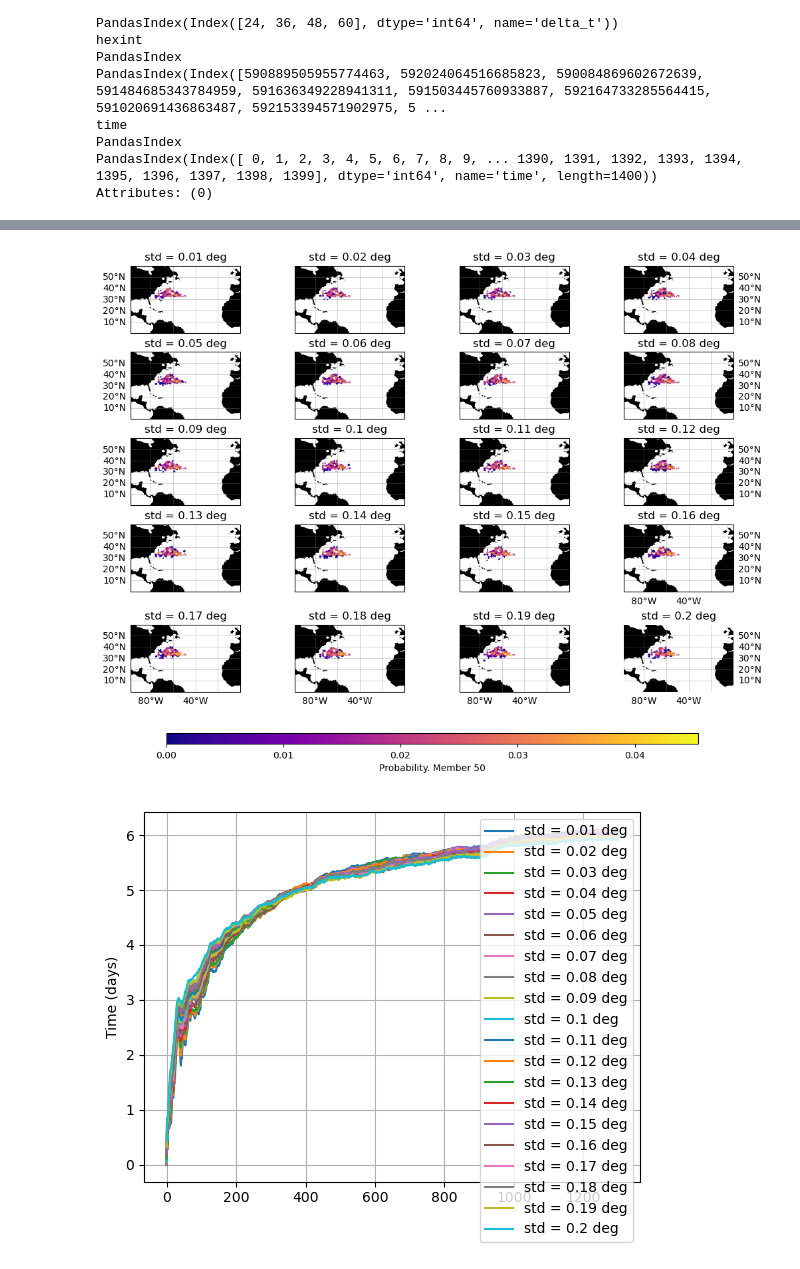
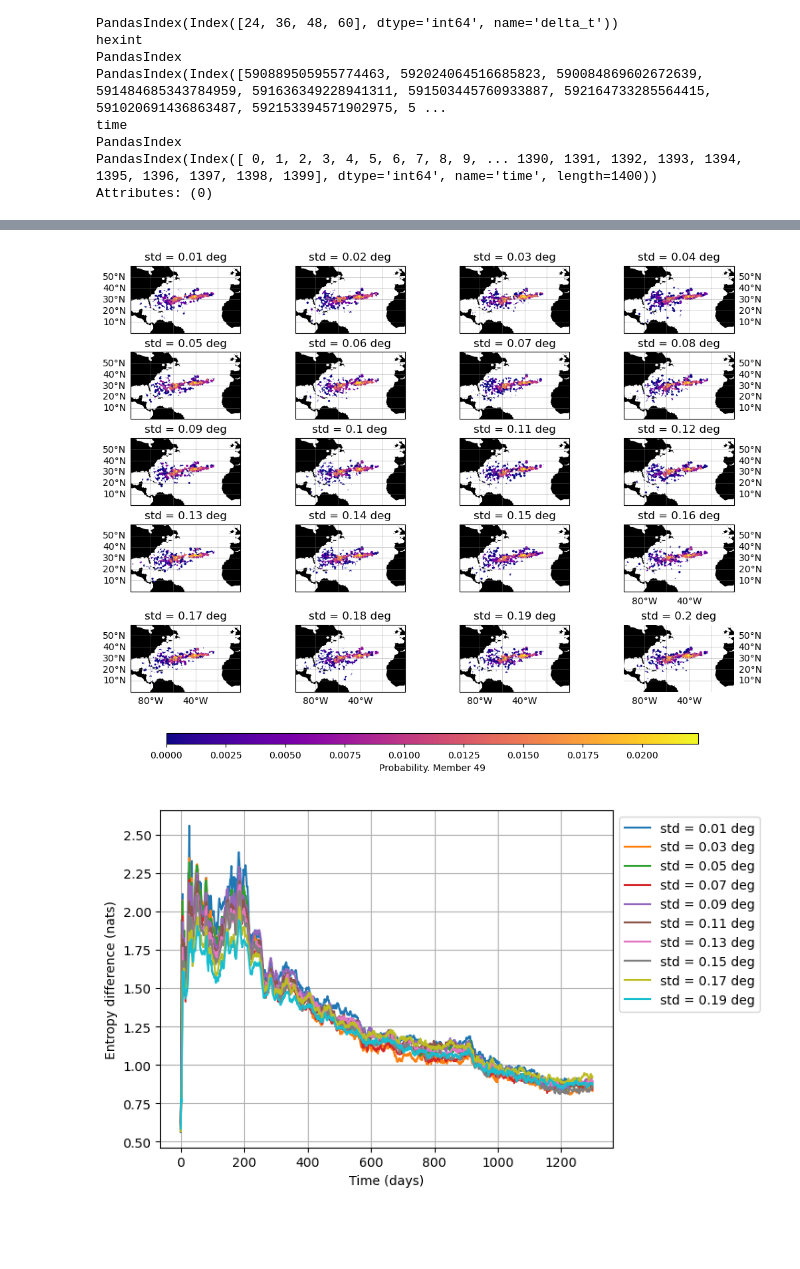
Before and after one commit to OceanParcels/NEMO_Ensemble_Lagrangian_Analysis, a Jupyter notebook: notebooks/11.Study_10_members.ipynb, the cells around one changed output, grey strips where cells are left out. Saved outputs shown, nothing was run; the diff lists cells and outputs as text; code cells hidden in the pictures; blank space fills up the shorter version.

```diff
--- a/notebooks/11.Study_10_members.ipynb
+++ b/notebooks/11.Study_10_members.ipynb
@@ -25,11 +25,14 @@ def Shannon_entropy(Pdf):
     return -np.nansum(Pdf_safe * np.log2(Pdf_safe))
 # %%
 location = 'Cape_Hatteras'
-member = 50
+member = 49
 std = 0.01
 
 file_path = f"/storage/shared/oceanparcels/output_data/data_Claudio/NEMO_Ensemble/analysis/prob_distribution/{location}_coarse/P_std{std*100:03.0f}_m{member:03d}.zarr"
 P_m = xr.open_zarr(file_path)
+
+file_path_AX = f"/storage/shared/oceanparcels/output_data/data_Claudio/NEMO_Ensemble/analysis/prob_distribution/{location}_coarse/P_std{std*100:03.0f}_all.zarr"
+P_AX = xr.open_zarr(file_path_AX)
 # %%
 hex_grid = hexfunc.int_to_hex(P_m.hexint.values)
 hexbin_grid = hexfunc.hexGrid(hex_grid, h3_res=3)
@@ -150,0 +147,12 @@ plt.grid()
+# %%
+# plt.plot(P_AX['entropy'][0, :1300], ls='--', color='black', label='All members')
+
+plt.axvline(0, color='black', ls='--', label="All members reference")
+for i, dt in enumerate(delta_t_array):
+    plt.plot(P_AX['entropy'][0, :1300] - P_m['entropy'][i, :1300], label=f'{dt} hrs gap')
+
+plt.legend()
+plt.ylabel('Entropy difference (nats)')
+plt.xlabel('Time (days)')
+plt.ylim(0, 3)
+plt.grid()
@@ -150,0 +190,10 @@ plt.grid()
+# %%
+for i, dt in enumerate(delta_t_array):
+
+    x, y =  compute_h_timescales(P_AX, P_m, i)
+    plt.plot(x,y, marker='o', label=f'{dt} hrs gap')
+
+plt.grid()
+plt.xlabel('Time to reach same entropy (days)')
+plt.ylabel('Entropy (nats)')
+plt.legend()
@@ -156,7 +208,7 @@ fig, axs = plt.subplots(ncols=ncol, nrows=nrow, figsize=(10, 8),
                        sharey=True, constrained_layout=True)
 
 axs = axs.reshape(ncol*nrow)
-t = 200
+t = 800
 
 for i, std in enumerate(std_ranges):
 
@@ -192,21 +244,23 @@ for i in range(ncol*nrow - nrow +1, ncol*nrow):
 bar_ax = fig.add_axes([0.1, 0.07, 0.8, 0.02])
 cbar = fig.colorbar(im, cax=bar_ax, orientation='horizontal', label=f'Probability. Member {member}')
 
-# plt.savefig(output_path + 'posterior.pdf', format='pdf')
-# plt.savefig(output_path + 'posterior.jpg', format='jpg', dpi=300)
+plt.savefig(f'../stds_maps{std*100:03.0f}_m{member:03d}.zarr.jpg')
 # %% [output]
-[figure, old version]
+[figure, new version]
 # %%
-for i, std in enumerate(std_ranges):
+for i, std in enumerate(std_ranges[::2]):
 
     file_path = f"/storage/shared/oceanparcels/output_data/data_Claudio/NEMO_Ensemble/analysis/prob_distribution/{location}_coarse/P_std{std*100:03.0f}_m{member:03d}.zarr"
     P_m = xr.open_zarr(file_path)
 
-    plt.plot(P_m['entropy'][0, :1300], label=f'std = {std} deg')
+    file_path_AX = f"/storage/shared/oceanparcels/output_data/data_Claudio/NEMO_Ensemble/analysis/prob_distribution/{location}_coarse/P_std{std*100:03.0f}_all.zarr"
+    P_AX = xr.open_zarr(file_path_AX)
 
-plt.legend()
-plt.ylabel('Entropy (nats)')
-plt.ylabel('Time (days)')
+    plt.plot(P_AX['entropy'][0, :1300] - P_m['entropy'][0, :1300], label=f'std = {std} deg')
+
+plt.legend(loc='upper left', bbox_to_anchor=(1, 1))
+plt.ylabel('Entropy difference (nats)')
+plt.xlabel('Time (days)')
 plt.grid()
 # %% [output]
-[figure, old version]
+[figure, new version]
```
Also changed, not shown: parts of 8 cells of this notebook, 3 other files.
